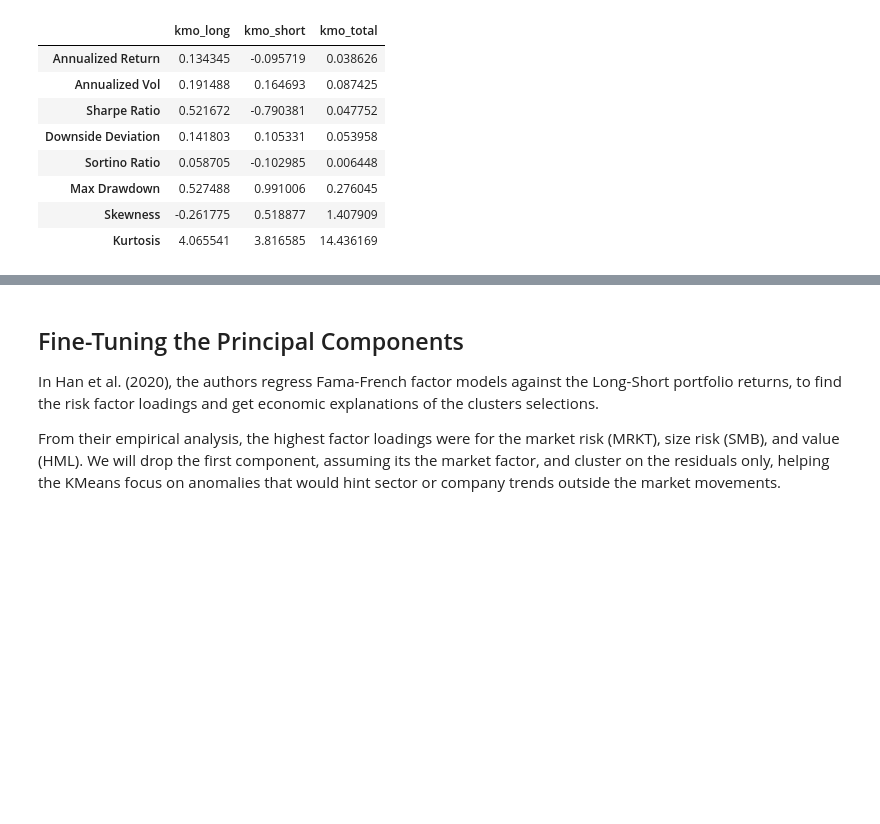
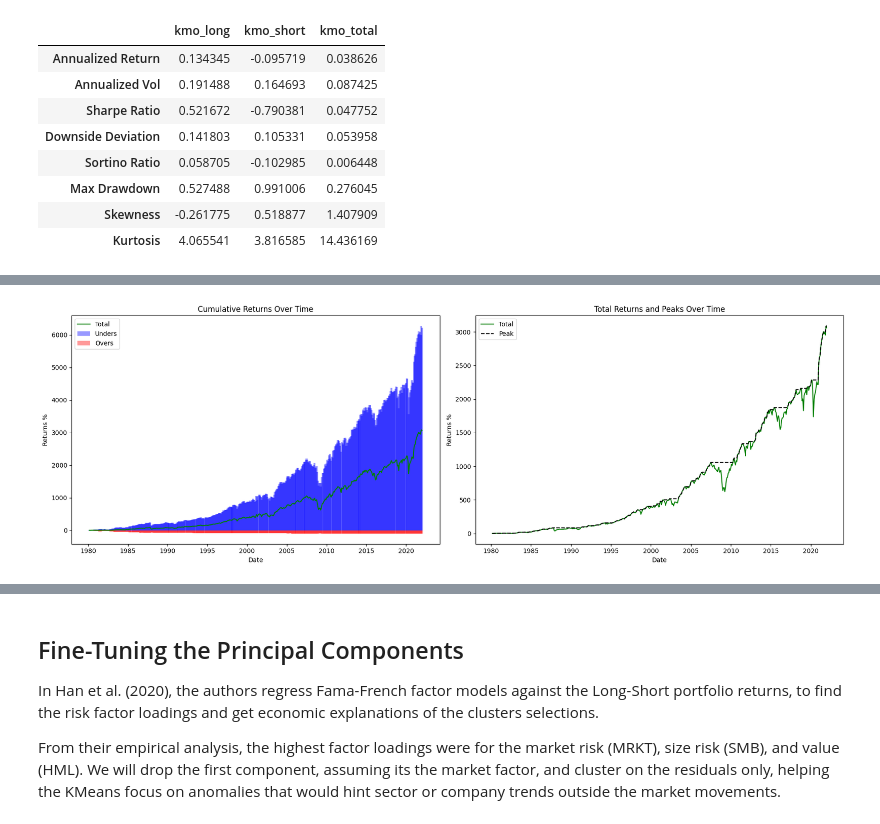
Before and after one commit to adamd1985/pairs_trading_unsupervised_learning, a Jupyter notebook: pairs_unsupervised.ipynb, the cells around one changed output, grey strips where cells are left out. Cells and saved outputs as stored; diff of their text form; code cells hidden in the pictures; blank space fills up the shorter version.

```diff
--- a/pairs_unsupervised.ipynb
+++ b/pairs_unsupervised.ipynb
@@ -1389,0 +1537,7 @@ kmo_stats_df
+# %%
+if not os.path.exists(SIGNALS_KM_DTW_FILEPATH) or IS_KAGGLE:
+    trade_opportunities_km_optdtw_df = process_trade_opportunities(top_pca_result_df, 'km_cluster_opt', SIGNALS_KM_DTW_FILEPATH)
+else:
+    trade_opportunities_km_optdtw_df = pd.read_pickle(SIGNALS_KM_DTW_FILEPATH)
+
+trade_opportunities_km_optdtw_df.tail(5)
@@ -1389,0 +1551,7 @@ kmo_stats_df
+# %%
+overs_stock_df, unders_stock_df, overs_df, unders_df, re_unders_df, re_overs_df = get_pnl(trade_opportunities_km_optdtw_df)
+
+print(overs_df.tail(5))
+print(unders_df.tail(5))
+print(overs_stock_df.tail(5))
+print(unders_stock_df.tail(5))
@@ -1389,0 +1576,5 @@ kmo_stats_df
+# %%
+plot_cummulative_rets(re_unders_df, re_overs_df)
+plt.show()
+# %% [output]
+[figure, added]
```
Also changed, not shown: parts of 26 cells of this notebook, 1 other file.
